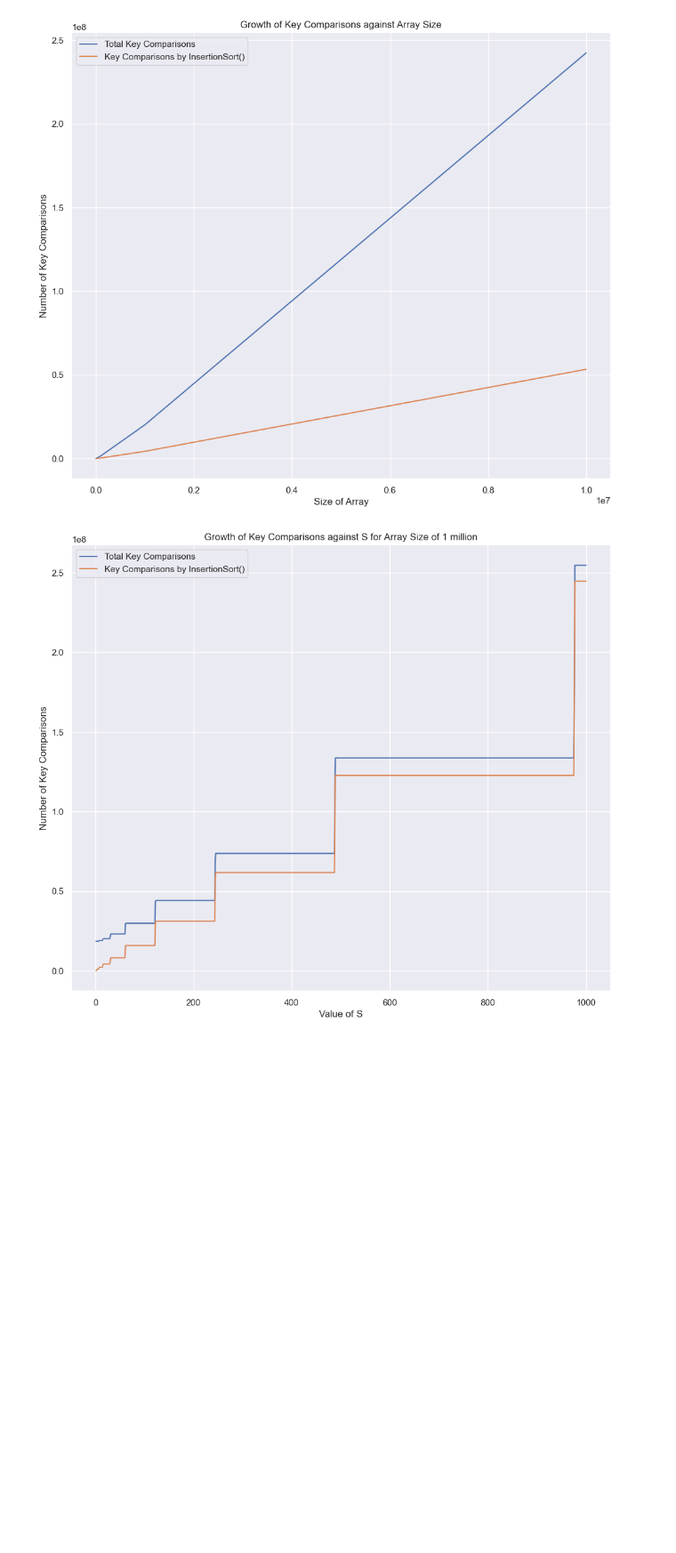
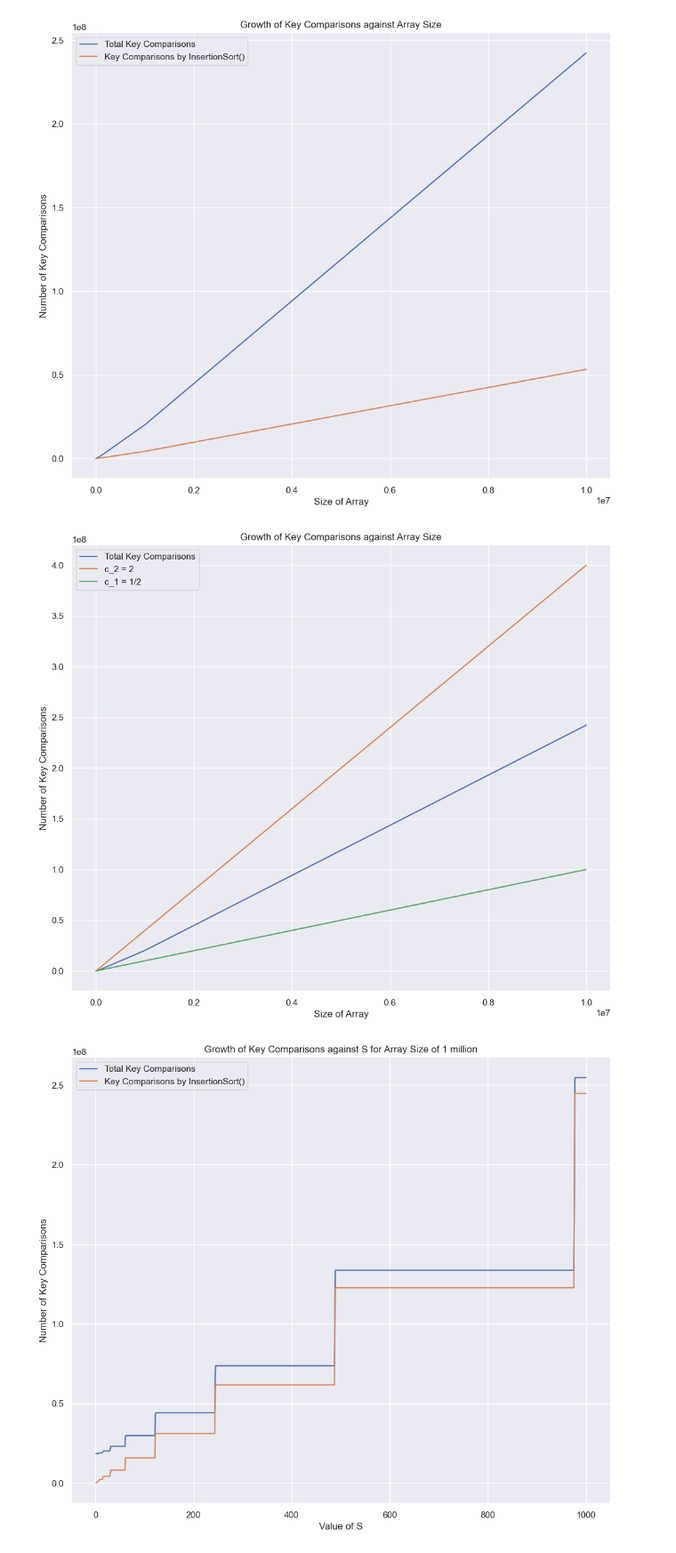
Before and after one commit to JamesRobertJohns/team4Project1, a Jupyter notebook: docs/data_exploration.ipynb, the cells around one changed output. Shown at 89% size. Drawn from its saved outputs; the diff is of its cells as text; code cells hidden in the pictures; blank space fills up the shorter version.

Commit message:
data analysis

```diff
--- a/docs/data_exploration.ipynb
+++ b/docs/data_exploration.ipynb
@@ -32,6 +32,25 @@ plt.legend()
 plt.show()
 # %% [output]
 [figure]
+# %%
+df = pd.read_csv("../data/output_1.csv")
+x = np.array(df["ArraySize"])
+y = np.array(df["TotalKeyCmp"])
+fig = plt.figure(figsize=(12,10))
+y2 = 2*20*x + 2*np.log2(x/20)
+y1 = 1/2*20*x + 1/2*np.log2(x/20)
+
+plt.plot(x, y, label='Total Key Comparisons')
+plt.plot(x, y2, label='c_2 = 2')
+plt.plot(x, y1, label="c_1 = 1/2")
+
+plt.xlabel('Size of Array')
+plt.ylabel('Number of Key Comparisons')
+plt.title('Growth of Key Comparisons against Array Size')
+plt.legend()
+plt.show()
+# %% [output]
+[figure, added]
 # %%
 df = pd.read_csv("../data/ciii_4.csv")
 x = np.array(df["S"])
```
